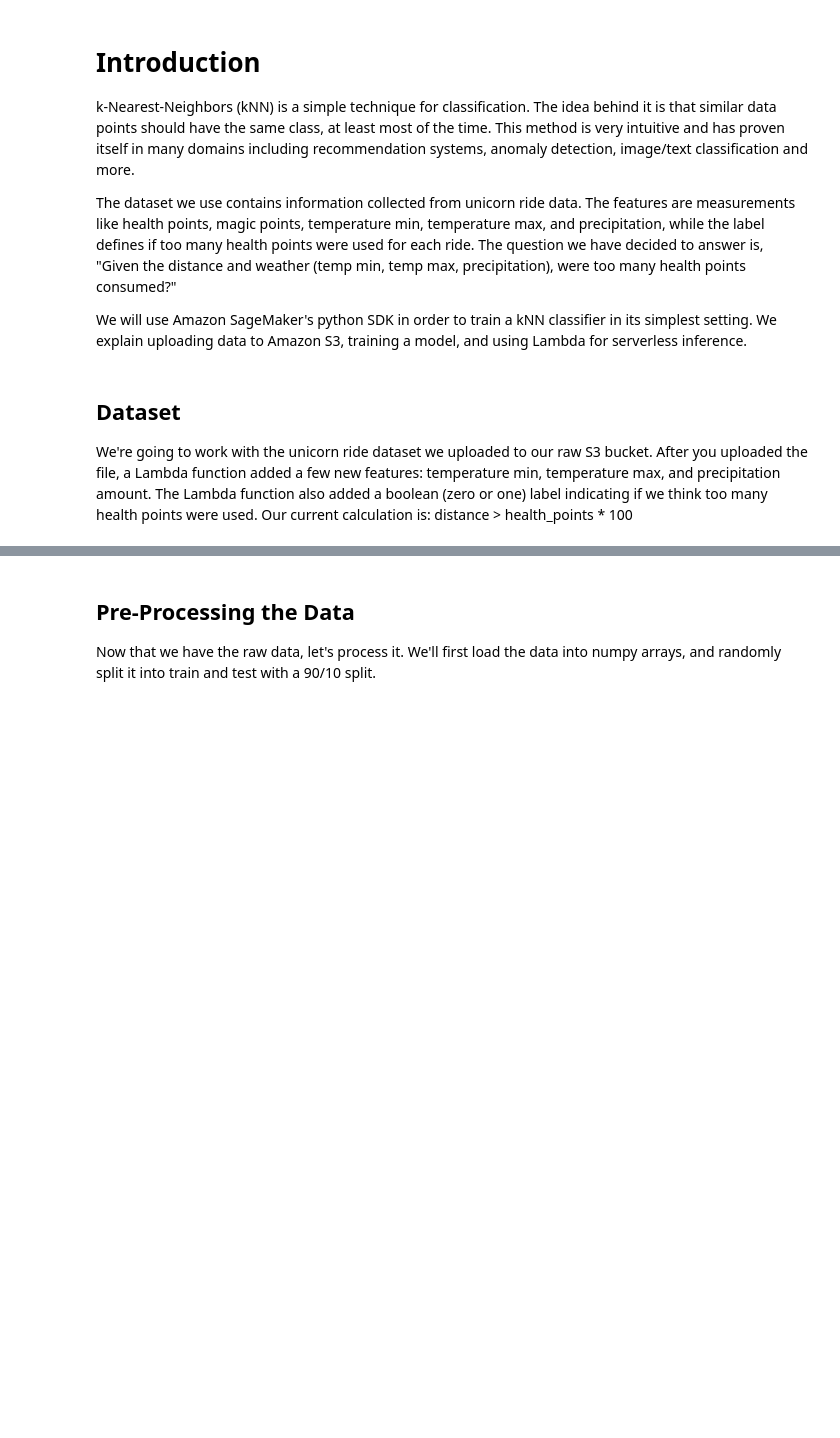
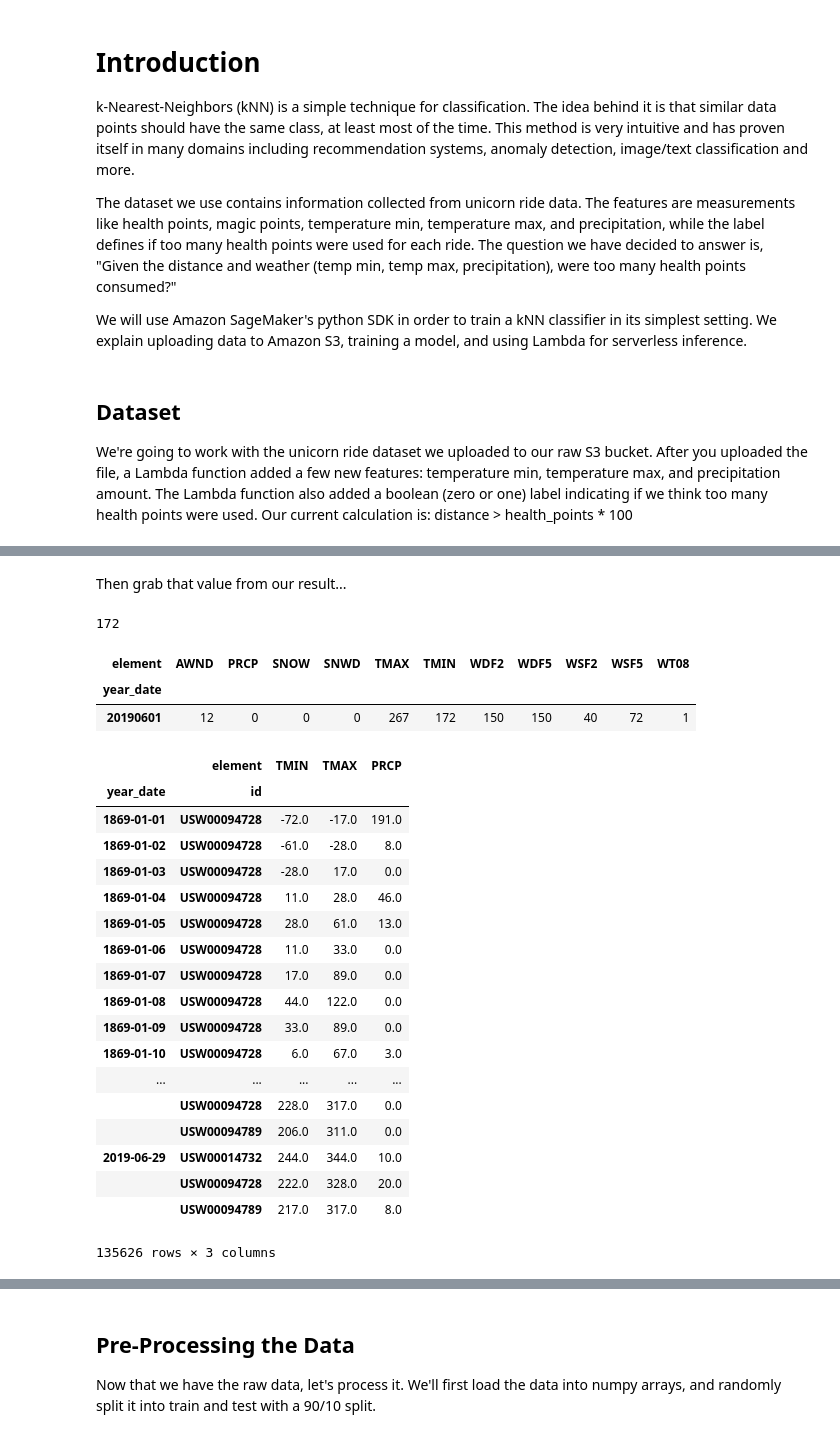
Before and after one commit to aws-samples/aws-serverless-workshops, a Jupyter notebook: MachineLearning/0_ExternalData/notebooks/nearest_neighbor.ipynb, the cells around one changed output, grey strips where cells are left out. Cells and saved outputs as stored; diff of their text form; code cells hidden in the pictures; blank space fills up the shorter version.

```diff
--- a/MachineLearning/0_ExternalData/notebooks/nearest_neighbor.ipynb
+++ b/MachineLearning/0_ExternalData/notebooks/nearest_neighbor.ipynb
@@ -30,0 +129,37 @@ ls -lah /tmp/raw
+# %% [markdown]
+Then grab that value from our result...
+# %%
+specific_station = ny_june_first_temp_min.loc["USW00094728"]
+display(specific_station['data_value'])
+# %% [output]
+172
+# %%
+test = ny.loc["USW00094728"].query('year_date == 20190601')
+test.pivot(index='year_date', columns='element', values='data_value')
+# %% [output]
+| element | AWND | PRCP | SNOW | SNWD | TMAX | TMIN | WDF2 | WDF5 | WSF2 | WSF5 | WT08 |
+| year_date |  |  |  |  |  |  |  |  |  |  |  |
+| 20190601 | 12 | 0 | 0 | 0 | 267 | 172 | 150 | 150 | 40 | 72 | 1 |
+# %%
+ny_pivot = ny.pivot_table(index=['year_date','id'], columns='element', values='data_value')
+display(ny_pivot[['TMIN','TMAX','PRCP']])
+# %% [output]
+|  | element | TMIN | TMAX | PRCP |
+| year_date | id |  |  |  |
+| 1869-01-01 | USW00094728 | -72.0 | -17.0 | 191.0 |
+| 1869-01-02 | USW00094728 | -61.0 | -28.0 | 8.0 |
+| 1869-01-03 | USW00094728 | -28.0 | 17.0 | 0.0 |
+| 1869-01-04 | USW00094728 | 11.0 | 28.0 | 46.0 |
+| 1869-01-05 | USW00094728 | 28.0 | 61.0 | 13.0 |
+| 1869-01-06 | USW00094728 | 11.0 | 33.0 | 0.0 |
+| 1869-01-07 | USW00094728 | 17.0 | 89.0 | 0.0 |
+| 1869-01-08 | USW00094728 | 44.0 | 122.0 | 0.0 |
+| 1869-01-09 | USW00094728 | 33.0 | 89.0 | 0.0 |
+| 1869-01-10 | USW00094728 | 6.0 | 67.0 | 3.0 |
+| ... | ... | ... | ... | ... |
+|  | USW00094728 | 228.0 | 317.0 | 0.0 |
+|  | USW00094789 | 206.0 | 311.0 | 0.0 |
+| 2019-06-29 | USW00014732 | 244.0 | 344.0 | 10.0 |
+|  | USW00094728 | 222.0 | 328.0 | 20.0 |
+|  | USW00094789 | 217.0 | 317.0 | 8.0 |
+135626 rows × 3 columns
```
Also changed, not shown: parts of 12 cells of this notebook, 1 other file.
